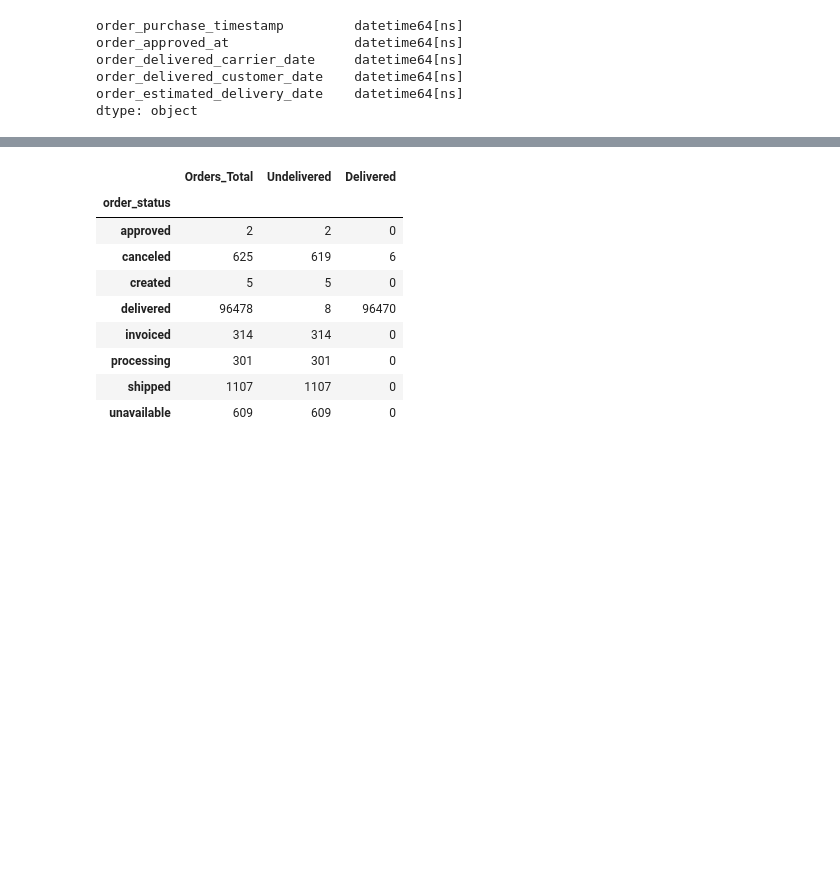
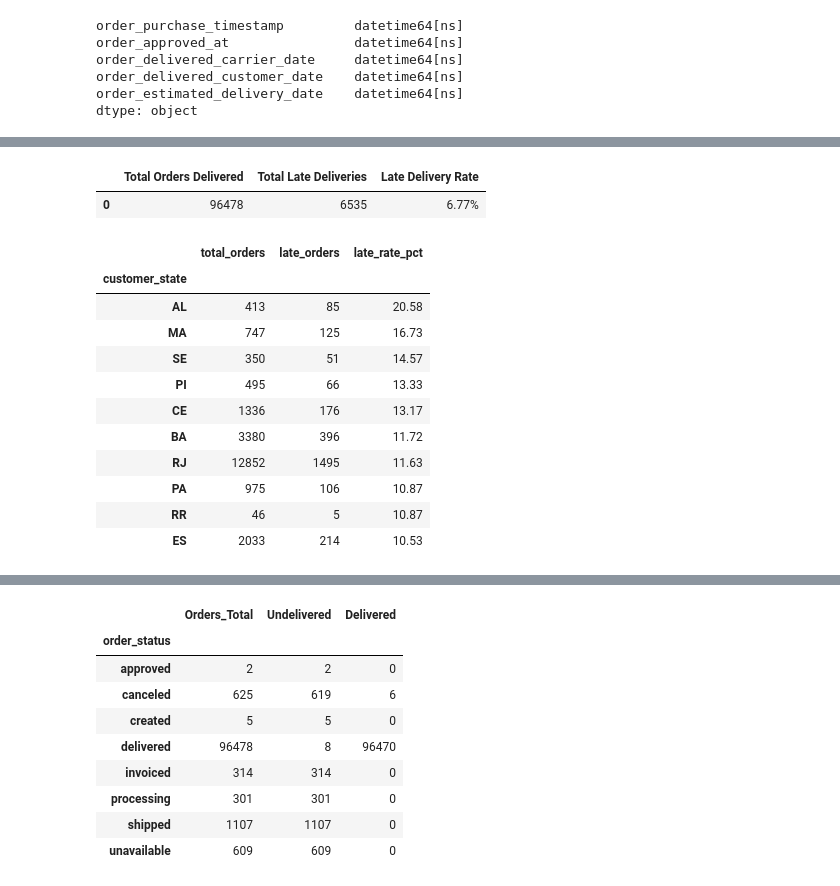
Before and after one commit to Ezequiel-ib/project-olist-db, a Jupyter notebook: notebooks/02_eda_orders.ipynb, the cells around one changed output, grey strips where cells are left out. Cells and saved outputs as stored; diff of their text form; code cells hidden in the pictures; blank space fills up the shorter version.

```diff
--- a/notebooks/02_eda_orders.ipynb
+++ b/notebooks/02_eda_orders.ipynb
@@ -73,0 +92,60 @@ dtype: object
+# %%
+df_orders['delay_vs_estimated'] = (df_orders['order_delivered_customer_date'] - df_orders['order_estimated_delivery_date']).dt.days
+
+orders_delivered_late = df_orders[df_orders['delay_vs_estimated'] > 0]
+
+#------------------------------------------------------------------------------------------------------------
+# Count orders delivered late and total orders delivered to calculate perntage of orders delivered late at customer
+#------------------------------------------------------------------------------------------------------------
+total_orders_late = orders_delivered_late.shape[0]
+total_orders_delivered = df_orders[df_orders['order_status'] == 'delivered'].shape[0]
+
+late_orders_pct = (total_orders_late / total_orders_delivered) * 100
+
+summary_data = {
+    "Total Orders Delivered": [total_orders_delivered],
+    "Total Late Deliveries": [total_orders_late],
+    "Late Delivery Rate": [f"{late_orders_pct:.2f}%"]
+}
+
+df_delivery_performance = pd.DataFrame(summary_data)
+
+display(df_delivery_performance)
+# %% [output]
+|  | Total Orders Delivered | Total Late Deliveries | Late Delivery Rate |
+| 0 | 96478 | 6535 | 6.77% |
+# %%
+df_customers = pd.read_csv('../data/olist_customers_dataset.csv')
+
+#------------------------------------------------------------------------------------------------------------
+# Join with customers_table to find the root of late rate searching state and city of the order
+#------------------------------------------------------------------------------------------------------------
+
+orders_with_customers = pd.merge(df_customers, df_orders, on='customer_id', how='inner')
+
+only_delivered_late = orders_with_customers[orders_with_customers['delay_vs_estimated'] > 0]
+
+total_by_state = orders_with_customers.groupby('customer_state').size()
+late_by_state = only_delivered_late.groupby('customer_state').size()
+
+state_analysis = pd.DataFrame({
+    'total_orders': total_by_state,
+    'late_orders': late_by_state
+}).fillna(0)
+
+state_analysis['late_rate_pct'] = ((state_analysis['late_orders'] / state_analysis['total_orders']) * 100).round(2)
+
+display(state_analysis.sort_values(by='late_rate_pct', ascending=False).head(10))
+# %% [output]
+|  | total_orders | late_orders | late_rate_pct |
+| customer_state |  |  |  |
+| AL | 413 | 85 | 20.58 |
+| MA | 747 | 125 | 16.73 |
+| SE | 350 | 51 | 14.57 |
+| PI | 495 | 66 | 13.33 |
+| CE | 1336 | 176 | 13.17 |
+| BA | 3380 | 396 | 11.72 |
+| RJ | 12852 | 1495 | 11.63 |
+| PA | 975 | 106 | 10.87 |
+| RR | 46 | 5 | 10.87 |
+| ES | 2033 | 214 | 10.53 |
```
Also changed, not shown: parts of 7 cells of this notebook, 3 other files.
